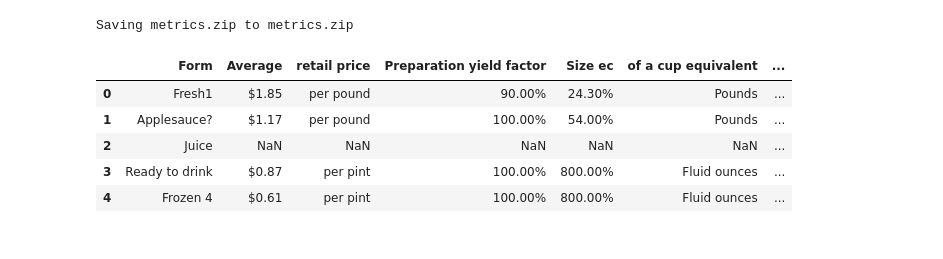
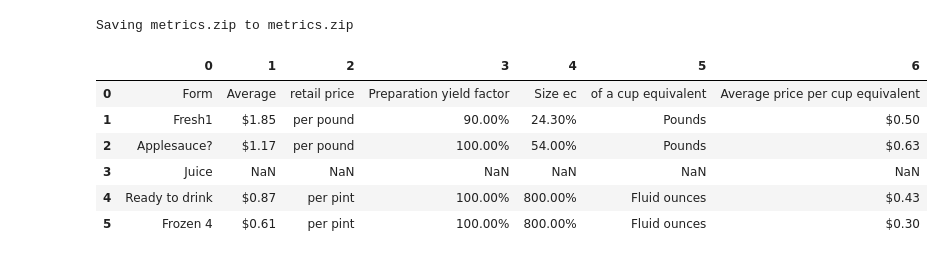
Before and after one commit to rendalamili/ml-for-table-extraction, a Jupyter notebook: Final_Metrics_Analysis.ipynb, the cells around one changed output. Saved outputs shown, nothing was run; the diff lists cells and outputs as text; code cells hidden in the pictures.

```diff
--- a/Final_Metrics_Analysis.ipynb
+++ b/Final_Metrics_Analysis.ipynb
@@ -66,21 +66,33 @@ def match_files(n):
         if ground_truth_file[:10] == output_name:
           matched_files.append((output_file, ground_truth_file))
     return(matched_files[n-1])
+# %%
+def format_output_df(output_df):
+    ## format output_csv df for accuracy comparison
+    # header should be first row, not row[0]
+    headers = pd.DataFrame([output_df.columns])
+    output_df.columns = range(len(output_df.columns))
+    output_df = pd.concat([headers, output_df])
+    output_df = output_df.astype('object')
+    output_df = output_df.reset_index(drop=True)
+    return output_df
 # %%
 def load_output_dfs(file):
     output_dir = '/content/output_csvs/'
     output_csv = pd.read_csv(output_dir + file)
     output_df = pd.DataFrame(output_csv)
+    output_df = format_output_df(output_df)
     return output_df
 df = load_output_dfs(match_files(1)[0])
 df
 # %% [output]
-|  | Form | Average | retail price | Preparation yield factor | Size ec | of a cup equivalent | ... |
-| 0 | Fresh1 | $1.85 | per pound | 90.00% | 24.30% | Pounds | ... |
-| 1 | Applesauce? | $1.17 | per pound | 100.00% | 54.00% | Pounds | ... |
-| 2 | Juice | NaN | NaN | NaN | NaN | NaN | ... |
-| 3 | Ready to drink | $0.87 | per pint | 100.00% | 800.00% | Fluid ounces | ... |
-| 4 | Frozen 4 | $0.61 | per pint | 100.00% | 800.00% | Fluid ounces | ... |
+|  | 0 | 1 | 2 | 3 | 4 | 5 | 6 |
+| 0 | Form | Average | retail price | Preparation yield factor | Size ec | of a cup equivalent | Average price per cup equivalent |
+| 1 | Fresh1 | $1.85 | per pound | 90.00% | 24.30% | Pounds | $0.50 |
+| 2 | Applesauce? | $1.17 | per pound | 100.00% | 54.00% | Pounds | $0.63 |
+| 3 | Juice | NaN | NaN | NaN | NaN | NaN | NaN |
+| 4 | Ready to drink | $0.87 | per pint | 100.00% | 800.00% | Fluid ounces | $0.43 |
+| 5 | Frozen 4 | $0.61 | per pint | 100.00% | 800.00% | Fluid ounces | $0.30 |
 # %%
 def format_ground_truth_df(ground_truth_df):
     ## format ground_truth_csv df for accuracy comparison
```
Also changed, not shown: parts of 21 cells of this notebook.
